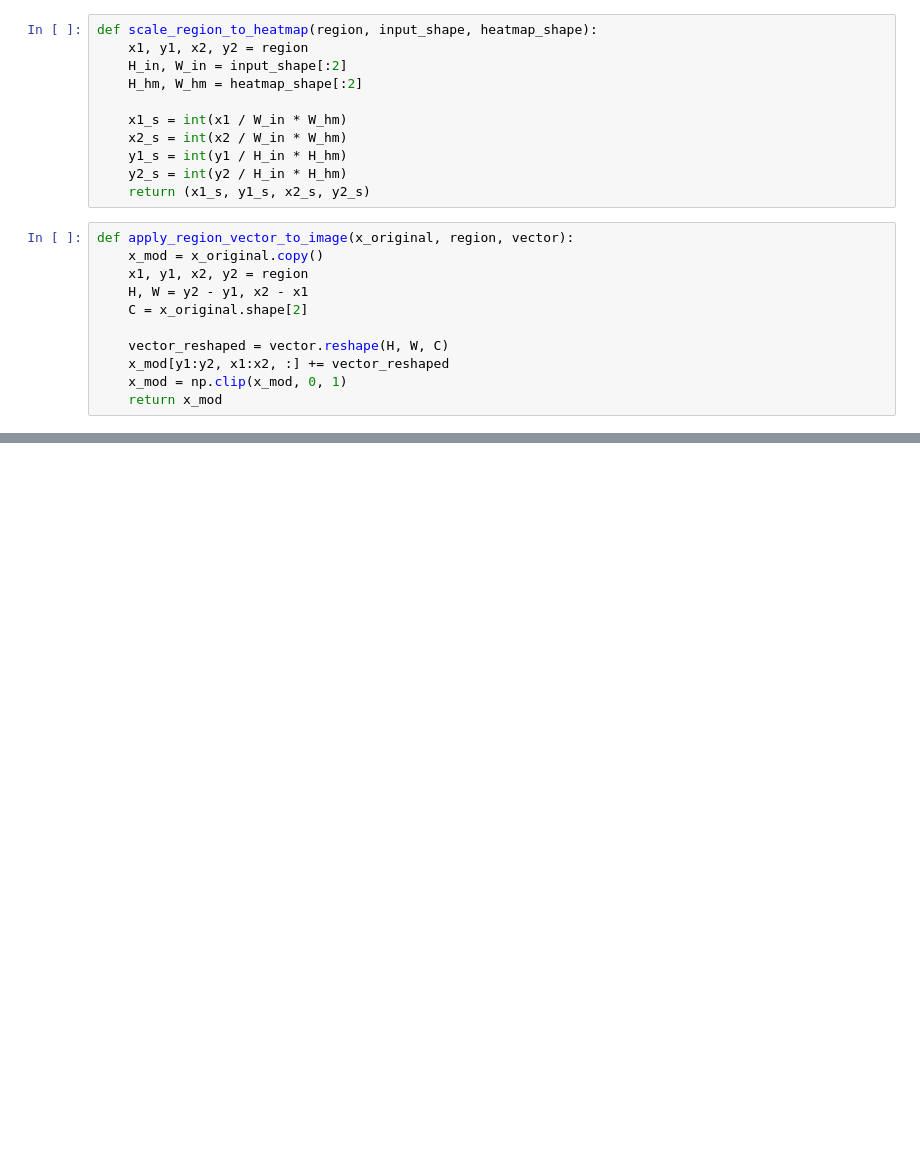
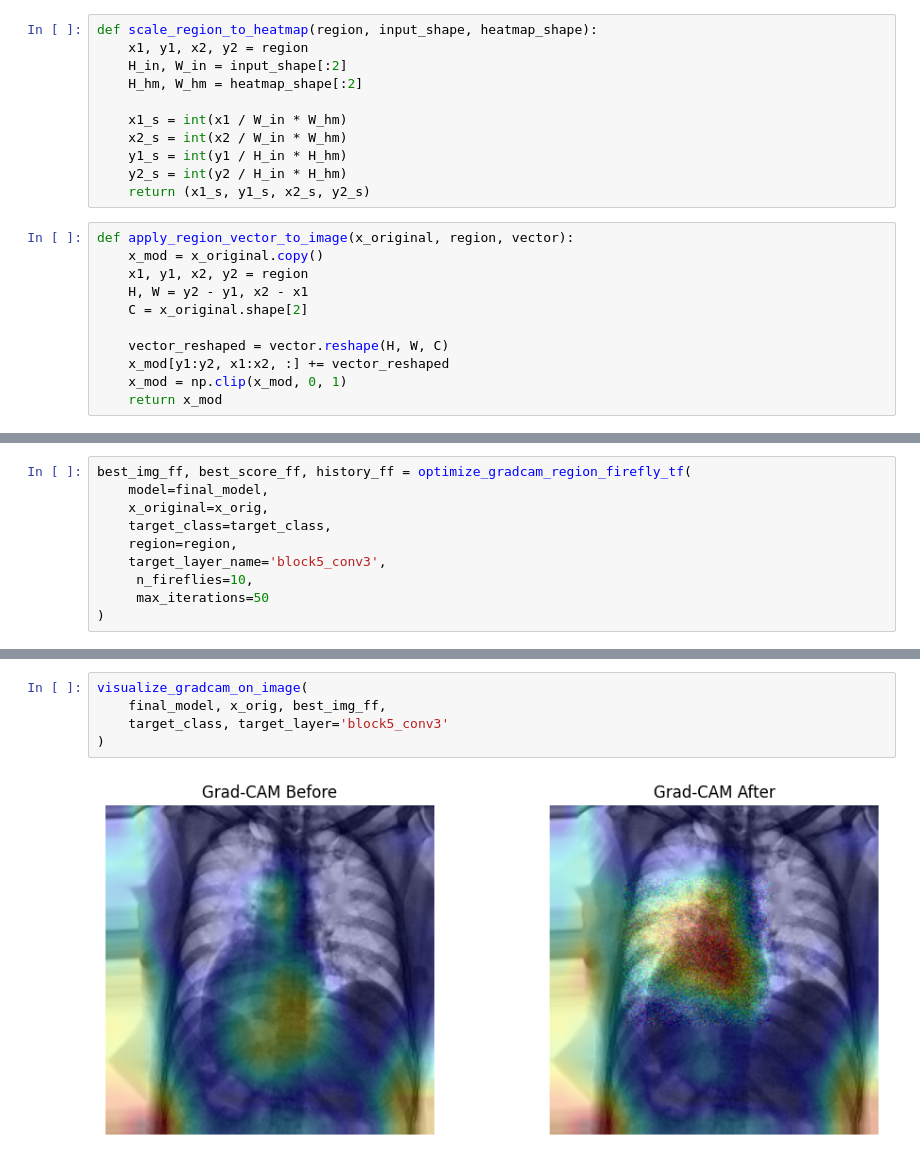
Before and after one commit to SalmaSherif7070/Nature-Inspired-Computing-Algorithms-on-CXR, a Jupyter notebook: src/Phase 2.4.ipynb, the cells around one changed output, grey strips where cells are left out. Drawn from its saved outputs; the diff is of its cells as text; blank space fills up the shorter version.

```diff
--- a/src/Phase 2.4.ipynb
+++ b/src/Phase 2.4.ipynb
@@ -1042,0 +827,10 @@ Final Score: 18.890750885009766
+# %%
+best_img_ff, best_score_ff, history_ff = optimize_gradcam_region_firefly_tf(
+    model=final_model,
+    x_original=x_orig,
+    target_class=target_class,
+    region=region,
+    target_layer_name='block5_conv3',
+     n_fireflies=10,
+     max_iterations=50
+)
@@ -1042,0 +855,7 @@ Final Score: 18.890750885009766
+# %%
+visualize_gradcam_on_image(
+    final_model, x_orig, best_img_ff,
+    target_class, target_layer='block5_conv3'
+)
+# %% [output]
+[figure, added]
```
Also changed, not shown: parts of 35 cells of this notebook, 4 other files.
